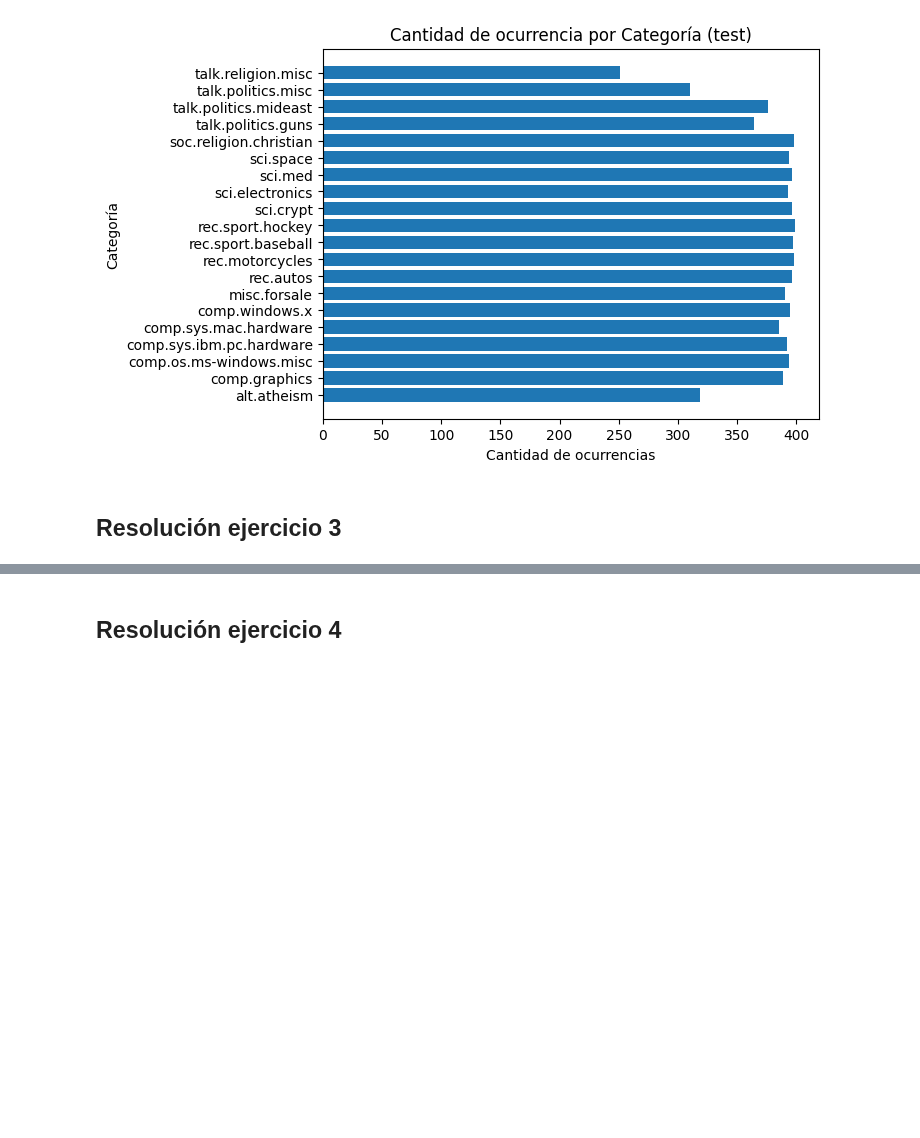
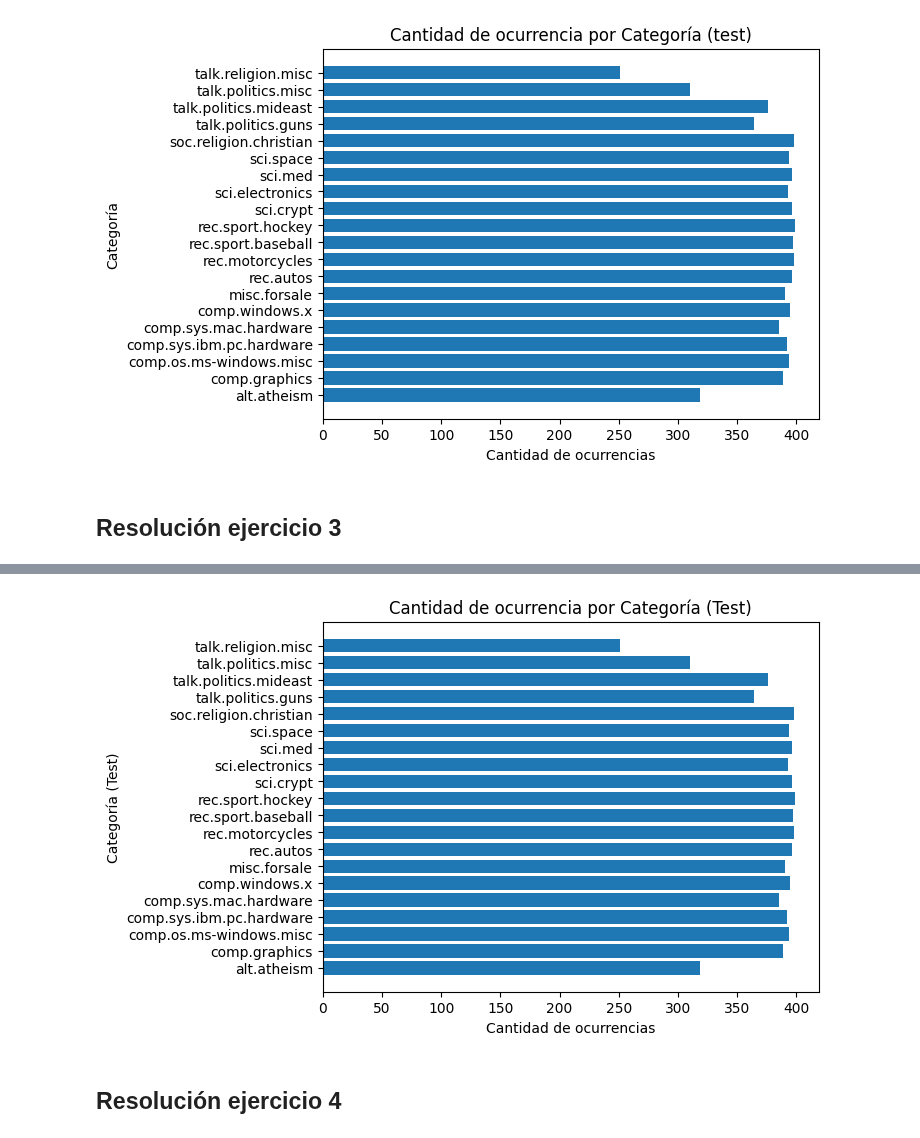
Before and after one commit to gasper-az/procesamiento-lenguaje-natural-desafios, a Jupyter notebook: desafios/desafio_01/desafio_01.ipynb, the cells around one changed output, grey strips where cells are left out. Saved outputs shown, nothing was run; the diff lists cells and outputs as text; code cells hidden in the pictures; blank space fills up the shorter version.

```diff
--- a/desafios/desafio_01/desafio_01.ipynb
+++ b/desafios/desafio_01/desafio_01.ipynb
@@ -1065,2 +1090,10 @@ plt.show()
+# %%
+plt.barh(newsgroups_test.target_names, counts_test)
+plt.xlabel('Cantidad de ocurrencias')
+plt.ylabel('Categoría (Test)')
+plt.title('Cantidad de ocurrencia por Categoría (Test)')
+plt.show()
+# %% [output]
+[figure, added]
 # %% [markdown]
 ## Resolución ejercicio 4
```
Also changed, not shown: parts of 13 cells of this notebook.
